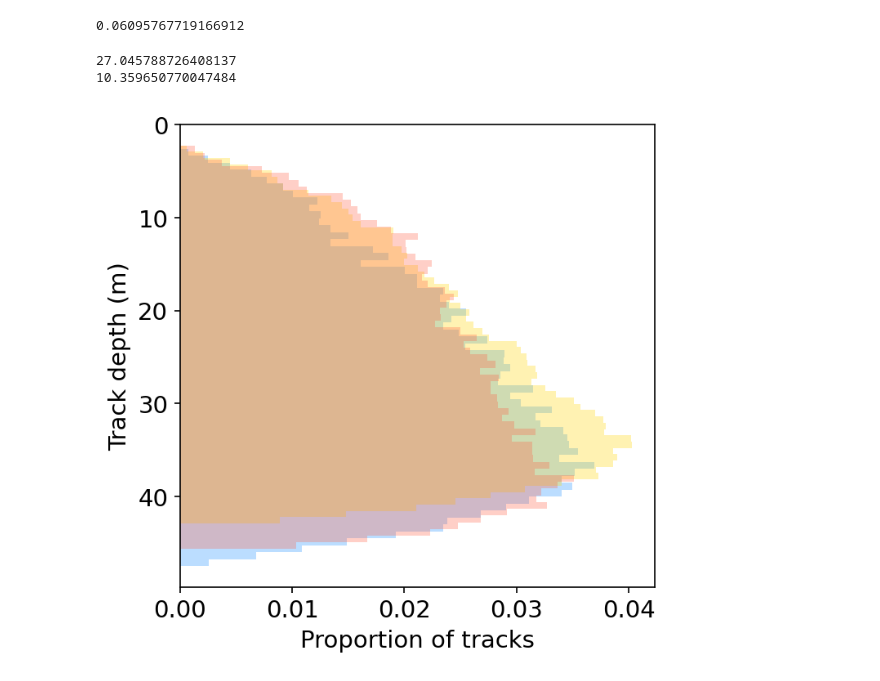
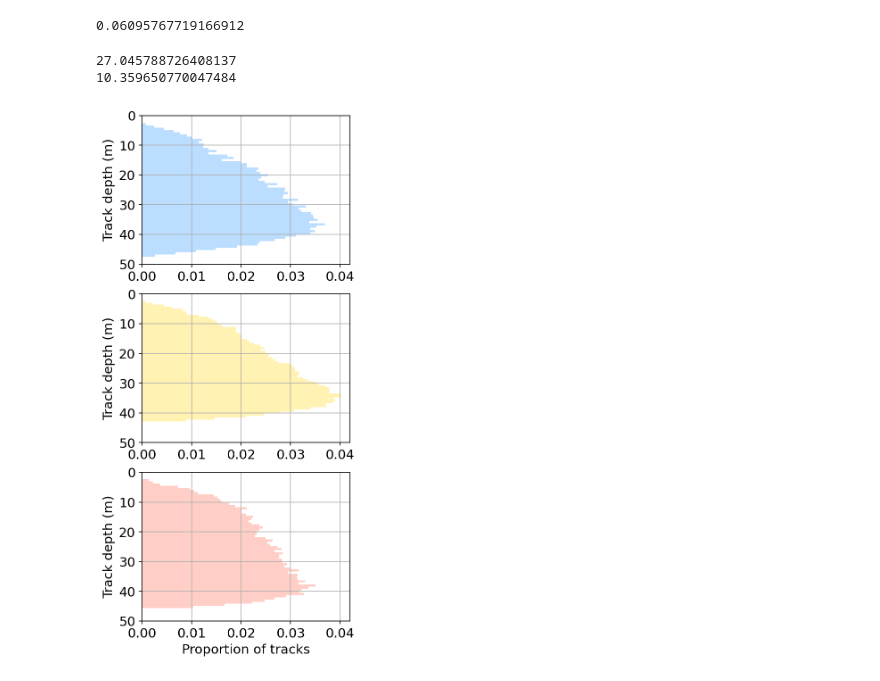
Before and after one commit to leviner/MooredEchosounders, a Jupyter notebook: code/trackPlotsRevised.ipynb, the cells around one changed output. Cells and saved outputs as stored; diff of their text form; code cells hidden in the pictures.

```diff
--- a/code/trackPlotsRevised.ipynb
+++ b/code/trackPlotsRevised.ipynb
@@ -891,25 +902,38 @@ len(allT[allT.Target_range_mean<=5])/len(allT)
 # %% [output]
 0.06095767719166912
 # %%
-fig = plt.figure(figsize=(5,5),dpi=150)
-
+fig = plt.figure(figsize=(4,10),dpi=150)
+plt.subplot(311)
 plt.hist(dfMerge[dfMerge.mooring==3].Target_depth_mean,bins=60,density=True,color='dodgerblue',alpha=0.3,orientation='horizontal');
+plt.ylabel('Track depth (m)')
+plt.axis([0,0.042,0,50])
+plt.gca().invert_yaxis()
+plt.grid()
+plt.subplot(312)
 plt.hist(dfMerge[dfMerge.mooring==2].Target_depth_mean,bins=60,density=True,color='gold',alpha=0.3,orientation='horizontal');
+plt.ylabel('Track depth (m)')
+plt.axis([0,0.042,0,50])
+plt.gca().invert_yaxis()
+plt.grid()
+plt.subplot(313)
 plt.hist(dfMerge[dfMerge.mooring==1].Target_depth_mean,bins=60,density=True,color='tomato',alpha=0.3,orientation='horizontal');
+plt.ylabel('Track depth (m)')
+plt.axis([0,0.042,0,50])
+plt.gca().invert_yaxis()
+plt.grid()
 #plt.vlines(dfMerge.TS_mean.quantile([0.25,0.5,0.75]).values[0],0,.08,'k')
 #plt.vlines(dfMerge.TS_mean.quantile([0.25,0.5,0.75]).values[1],0,.08,'k')
 #plt.vlines(dfMerge.TS_mean.quantile([0.25,0.5,0.75]).values[2],0,.08,'k')
 #plt.axis([-70,-30,0,.08])
 #plt.text(dfMerge.TS_mean.quantile([0.25,0.5,0.75]).values[0]+.1,0.075, '25%',fontsize=12)
 #plt.text(dfMerge.TS_mean.quantile([0.25,0.5,0.75]).values[1]+.1,0.075, '50%',fontsize=12)
 #plt.text(dfMerge.TS_mean.quantile([0.25,0.5,0.75]).values[2]+.1,0.075, '75%',fontsize=12)
 plt.xlabel('Proportion of tracks')
-plt.ylabel('Track depth (m)')
-plt.gca().invert_yaxis()
+
 #plt.legend(['North','Central','South'],fontsize=13)
 print(dfMerge.Target_depth_mean.mean())
 print(dfMerge.Target_depth_mean.std())
 # %% [output]
 27.045788726408137
 10.359650770047484
-[figure, old version]
+[figure, new version]
```
Also changed, not shown: parts of 3 cells of this notebook.
